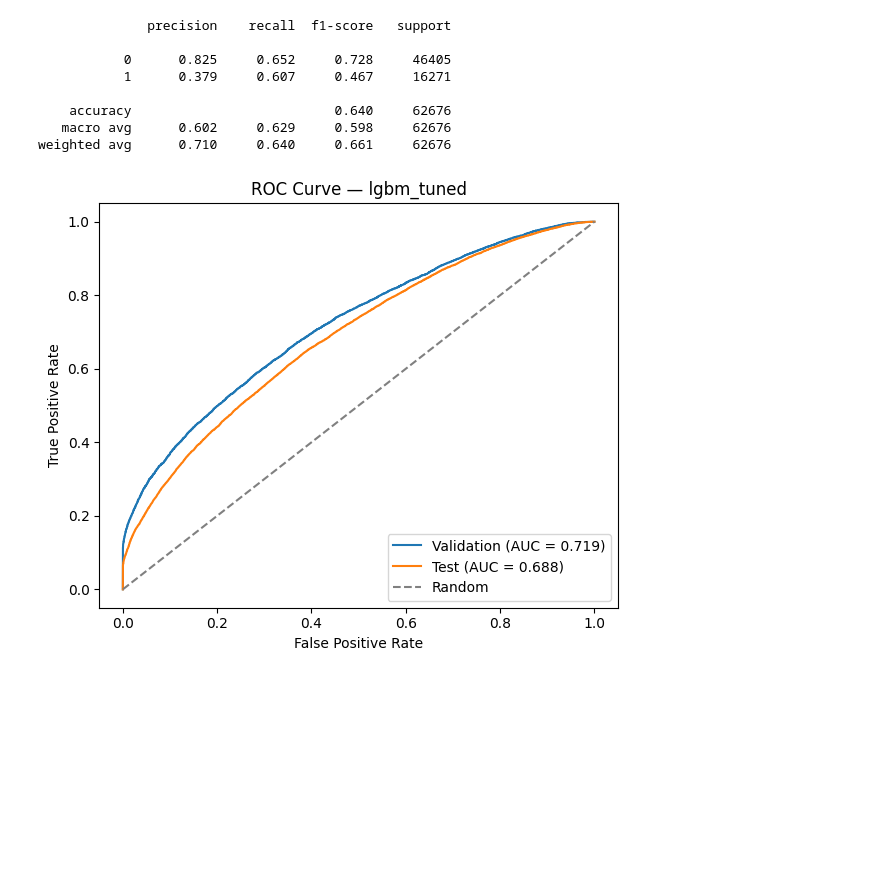
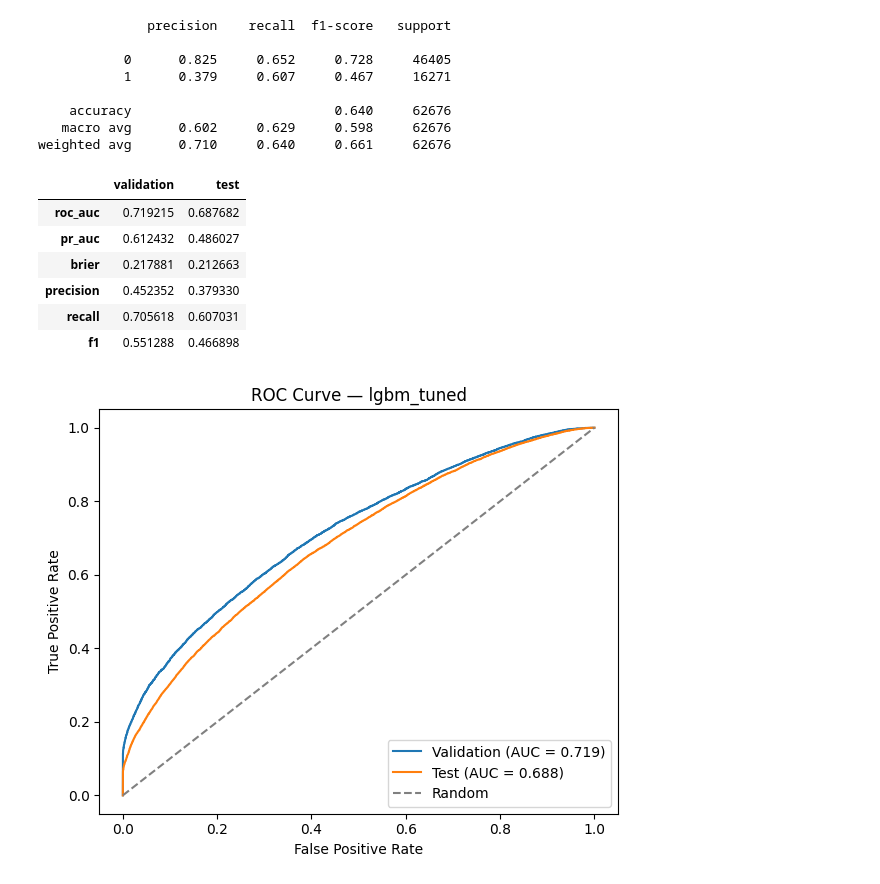
Before and after one commit to agarcia246/Machine_learning_Project, a Jupyter notebook: flight_delays.ipynb, the cells around one changed output. Drawn from its saved outputs; the diff is of its cells as text; code cells hidden in the pictures; blank space fills up the shorter version.

Commit message:
Final Version: flight_delays.ipynb metrics calculation, repository cleanup, README and style fixes.

```diff
--- a/flight_delays.ipynb
+++ b/flight_delays.ipynb
@@ -1812,6 +1812,29 @@ print(classification_report(y_test, test_pred_t, digits=3))
     accuracy                          0.640     62676
    macro avg      0.602     0.629     0.598     62676
 weighted avg      0.710     0.640     0.661     62676
+# %%
+clf_val_metrics = {
+    "roc_auc"  : roc_auc_score(y_val, val_proba),
+    "pr_auc"   : average_precision_score(y_val, val_proba),
+    "brier"    : brier_score_loss(y_val, val_proba),
+    "precision": precision_score(y_val, val_pred_t, zero_division=0),
+    "recall"   : recall_score(y_val, val_pred_t, zero_division=0),
+    "f1"       : f1_score(y_val, val_pred_t, zero_division=0),
+}
+
+comparison = pd.DataFrame({
+    "validation": pd.Series(clf_val_metrics),
+    "test"      : pd.Series(clf_test_metrics),
+})
+display(comparison)
+# %% [output]
+|  | validation | test |
+| roc_auc | 0.719215 | 0.687682 |
+| pr_auc | 0.612432 | 0.486027 |
+| brier | 0.217881 | 0.212663 |
+| precision | 0.452352 | 0.379330 |
+| recall | 0.705618 | 0.607031 |
+| f1 | 0.551288 | 0.466898 |
 # %%
 from sklearn.metrics import roc_curve, auc
 
```
Also changed, not shown: parts of 8 cells of this notebook.
